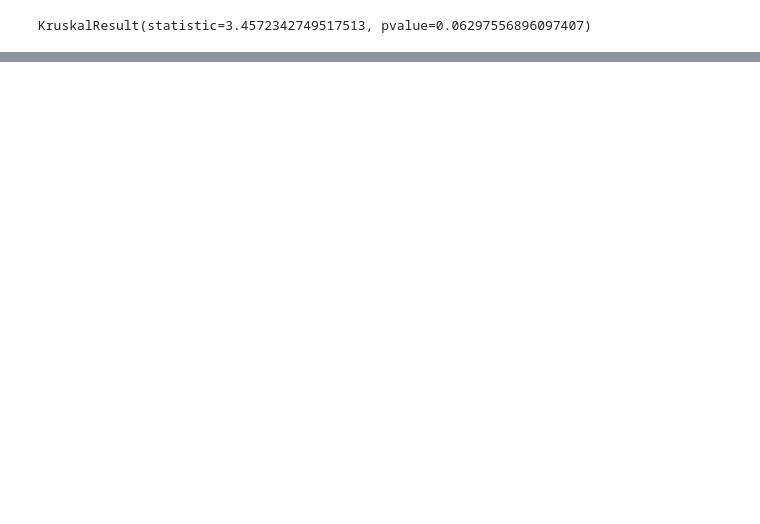
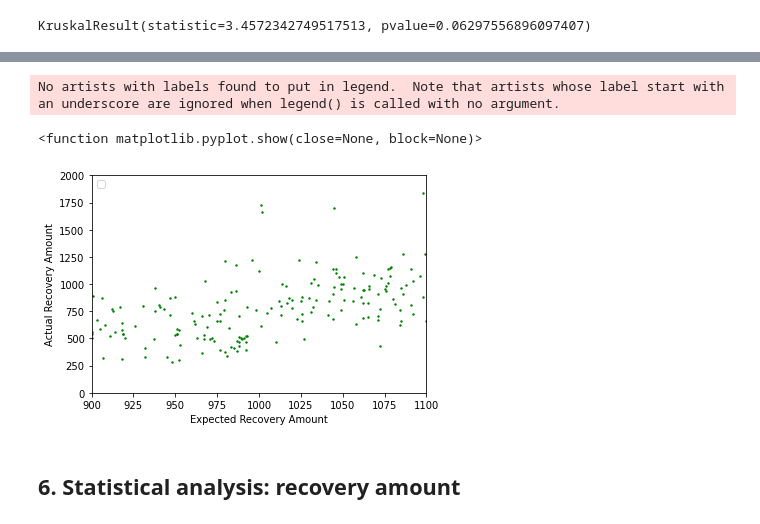
Before and after one commit to DanielPopoola/Which-Debts-Are-Worth-the-Banks-Effort, a Jupyter notebook: solution.ipynb, the cells around one changed output, grey strips where cells are left out. Cells and saved outputs as stored; diff of their text form; code cells hidden in the pictures; blank space fills up the shorter version.

```diff
--- a/solution.ipynb
+++ b/solution.ipynb
@@ -69,0 +110,15 @@ KruskalResult(statistic=3.4572342749517513, pvalue=0.06297556896097407)
+# %%
+# Scatter plot of Actual Recovery Amount vs. Expected Recovery Amount
+plt.scatter(x=data['expected_recovery_amount'], y=data['actual_recovery_amount'], c="g", s=2)
+plt.xlim(900, 1100)
+plt.ylim(0, 2000)
+plt.xlabel("Expected Recovery Amount")
+plt.ylabel("Actual Recovery Amount")
+plt.legend(loc=2)
+plt.show
+# %% [output]
+No artists with labels found to put in legend.  Note that artists whose label start with an underscore are ignored when legend() is called with no argument.
+<function matplotlib.pyplot.show(close=None, block=None)>
+[figure, added]
+# %% [markdown]
+## 6. Statistical analysis: recovery amount
```
Also changed, not shown: parts of 26 cells of this notebook.
